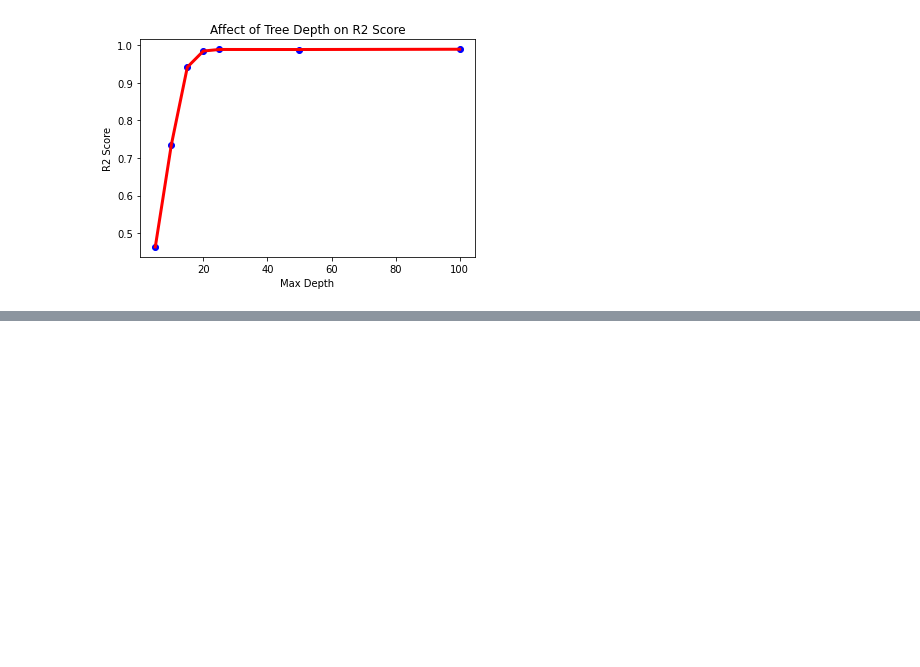
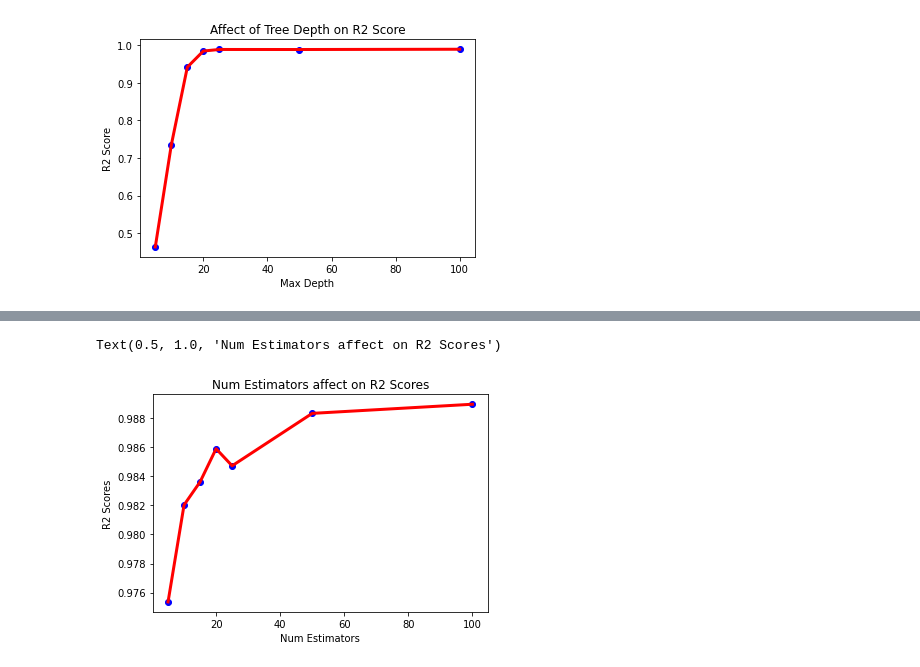
Before and after one commit to rileyhgrant/cs6140_FinalGroupProject, a Jupyter notebook: ml_groupproj.ipynb, the cells around one changed output, grey strips where cells are left out. Saved outputs shown, nothing was run; the diff lists cells and outputs as text; code cells hidden in the pictures; blank space fills up the shorter version.

Commit message:
Num Estimators graph

```diff
--- a/ml_groupproj.ipynb
+++ b/ml_groupproj.ipynb
@@ -839,3 +840,20 @@ plt.title("Affect of Tree Depth on R2 Score")
 # %% [output]
 Text(0.5, 1.0, 'Affect of Tree Depth on R2 Score')
 [figure]
+# %%
+#Comparing how the number of estimators affects the accuracy. Graph shows the trend as the number of estimators increases.
+#All other hyperparams are set to scikit-learn default
+
+estimators = [5, 10, 15, 20, 25, 50, 100]
+r2 = list()
+
+for i in range(0, len(max_depth)):
+    forest = RandomForestRegressor(n_estimators = estimators[i])
+    forest.fit(X_train,y_train)
+    y_pred = forest.predict(X_test)
+
+    r2.append(r2_score(y_test, y_pred))
+# %%
+scores = np.array(r2)
+estimators_scores = pd.DataFrame(scores, columns = ['Scores'])
+estimators_scores['Num Estimators'] = estimators
@@ -841,0 +871,9 @@ Text(0.5, 1.0, 'Affect of Tree Depth on R2 Score')
+# %%
+plt.scatter(estimators_scores['Num Estimators'], estimators_scores['Scores'], color = "blue")
+plt.plot(estimators_scores['Num Estimators'], estimators_scores['Scores'], color = "red", linewidth = 3)
+plt.xlabel("Num Estimators")
+plt.ylabel("R2 Scores")
+plt.title("Num Estimators affect on R2 Scores")
+# %% [output]
+Text(0.5, 1.0, 'Num Estimators affect on R2 Scores')
+[figure, added]
```
Also changed, not shown: parts of 6 cells of this notebook.
